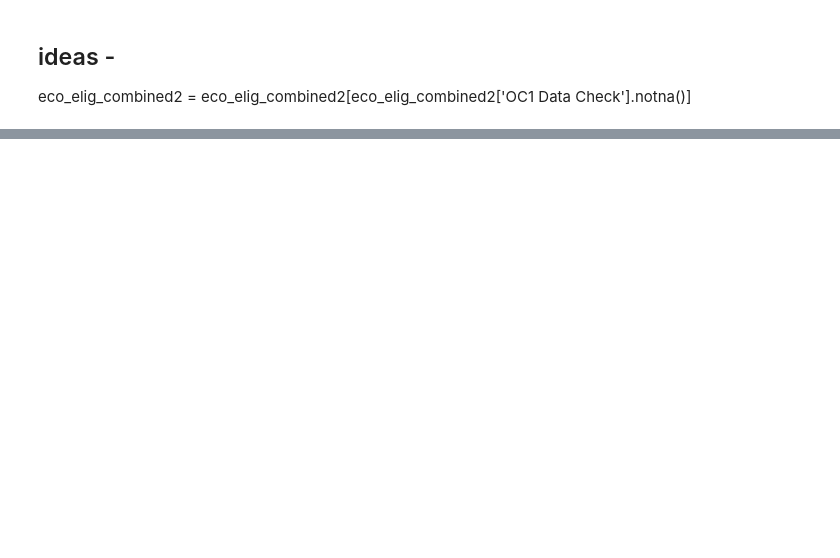
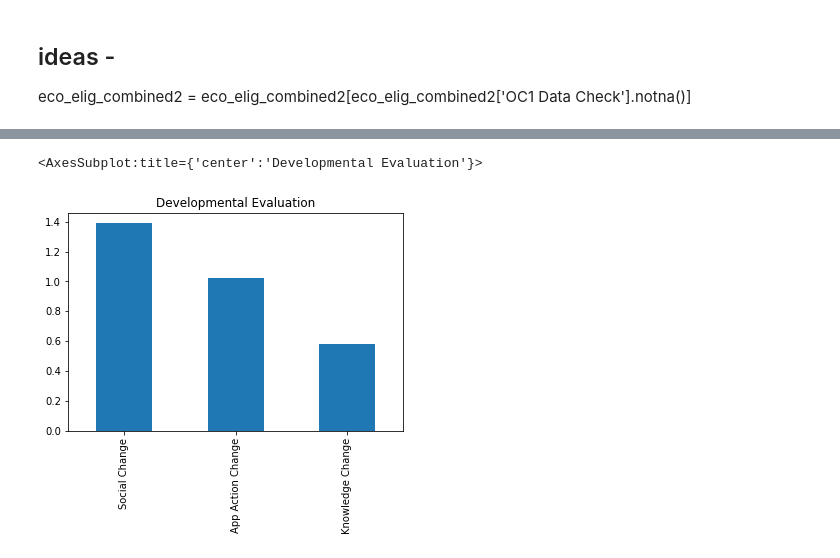
Before and after one commit to NSS-Data-Analytics-Cohort-7/didd-slacks-and-fanny-packs, a Jupyter notebook: notebook/diddnotebook.ipynb, the cells around one changed output, grey strips where cells are left out. Cells and saved outputs as stored; diff of their text form; code cells hidden in the pictures; blank space fills up the shorter version.

Commit message:
updating graphs

```diff
--- a/notebook/diddnotebook.ipynb
+++ b/notebook/diddnotebook.ipynb
@@ -69,0 +224,6 @@ eco_elig_combined.shape
+# %%
+eco_elig_combined['social_change'] = eco_elig_combined['exit_social'] - eco_elig_combined['ent_social']
+eco_elig_combined['knowledge_change'] = eco_elig_combined['exit_knowledge'] - eco_elig_combined['ent_knowledge']
+eco_elig_combined['app_action_change'] = eco_elig_combined['exit_app_action'] - eco_elig_combined['ent_app_action']
+
+eco_elig_combined.head(20)
@@ -146,5 +468,8 @@ elig3plot.head()
 # %%
 elig1avg = elig1plot[['Social Change', 'App Action Change', 'Knowledge Change']].mean()
-elig1avg.plot(kind="bar", title='Developmental evaluation (delay)')
+elig1avg.plot(kind="bar", title='Developmental Evaluation')
+# %% [output]
+<AxesSubplot:title={'center':'Developmental Evaluation'}>
+[figure, added]
 # %%
 elig2avg = elig2plot[['Social Change', 'App Action Change', 'Knowledge Change']].mean()
```
Also changed, not shown: parts of 38 cells of this notebook.
